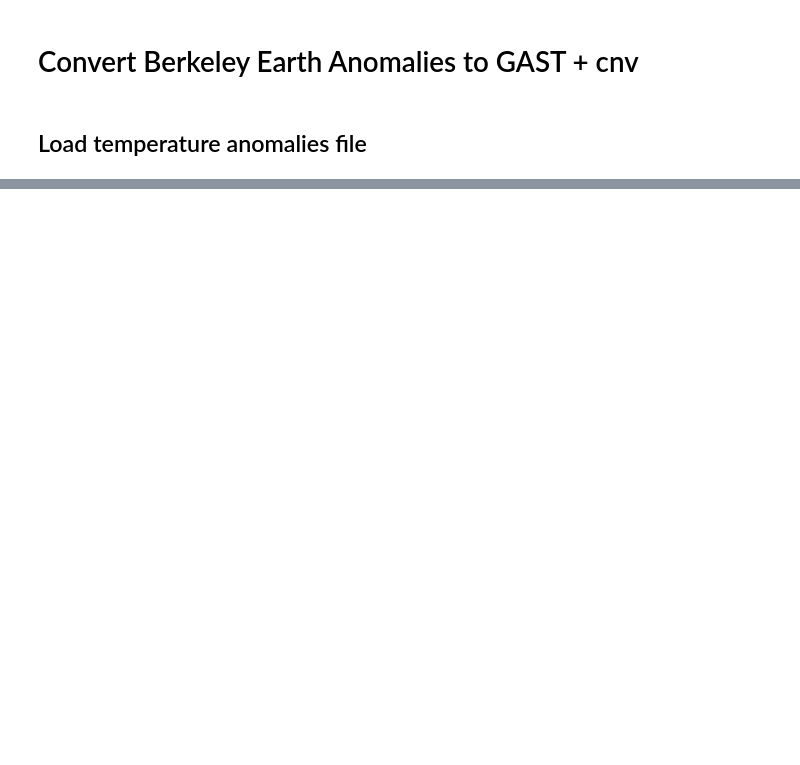
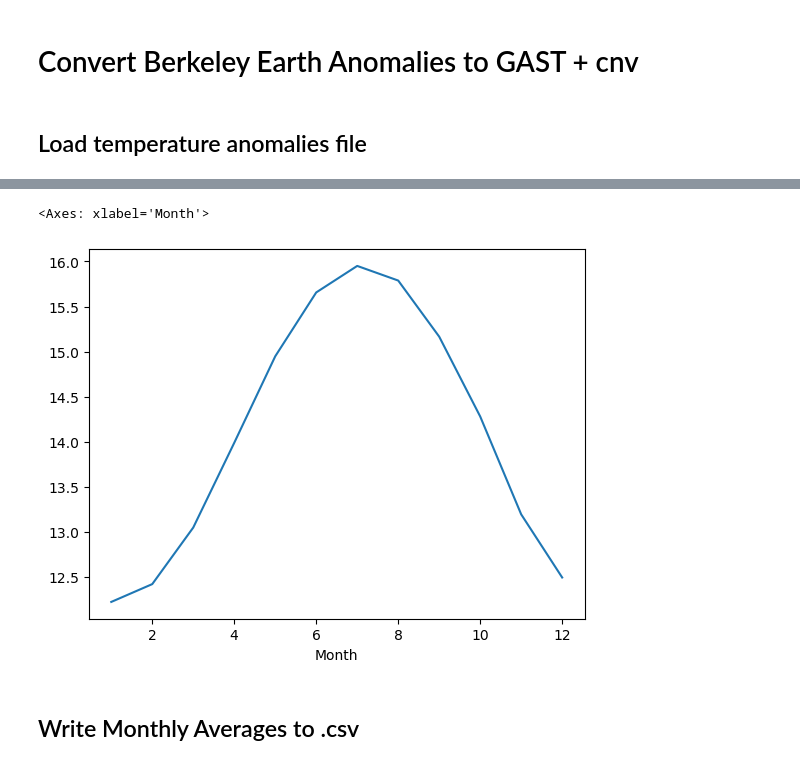
Before and after one commit to walipalmer/CFR-2024, a Jupyter notebook: data/convertGASTa.ipynb, the cells around one changed output, grey strips where cells are left out. Drawn from its saved outputs; the diff is of its cells as text; code cells hidden in the pictures; blank space fills up the shorter version.

```diff
--- a/data/convertGASTa.ipynb
+++ b/data/convertGASTa.ipynb
@@ -34,0 +64,7 @@ df['Monthly Anomaly'].plot()
+# %%
+df['Monthly Average'].groupby(df['Month']).mean().plot()
+# %% [output]
+<Axes: xlabel='Month'>
+[figure, added]
+# %% [markdown]
+## Write Monthly Averages to .csv
```
Also changed, not shown: parts of 14 cells of this notebook, 2 other files.
